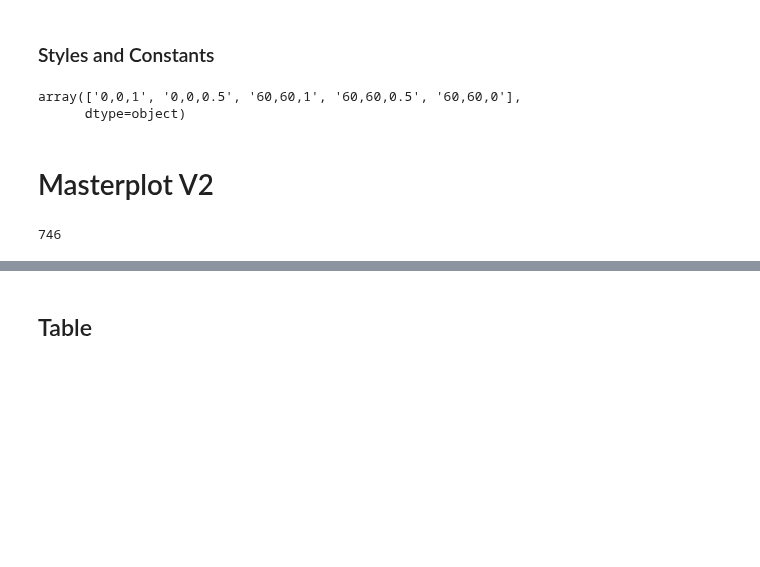
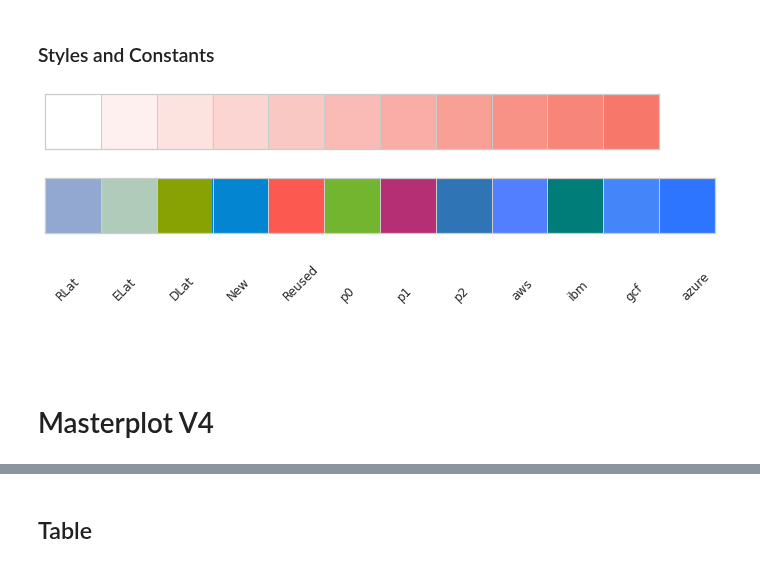
Before and after one commit to tawalaya/FaaSElasticityEngineering, a Jupyter notebook: ACR.ipynb, the cells around one changed output, grey strips where cells are left out. Saved outputs shown, nothing was run; the diff lists cells and outputs as text; code cells hidden in the pictures; blank space fills up the shorter version.

Commit message:
some more plotting changes and missing data

```diff
--- a/ACR.ipynb
+++ b/ACR.ipynb
@@ -65,19 +60,19 @@ palette = sns.color_palette().as_hex()
 style = {
     "aws":{
         "name":"AWS",
-        "color":palette[8]
+        "color":"#527fff"#palette[8]
     },
     "ibm":{
         "name":"ICF",
-        "color":palette[1]
+        "color":"#007d79"#palette[1]
     },
     "gcf":{
         "name":"GCF",
-        "color":palette[2]
+        "color":"#4485f9"#palette[2]
     },
     "azure":{
         "name":"MAF",
-        "color":palette[4]
+        "color":"#2d75fe" ##fec21f palette[4]
     },
     "CNew":{
         "New":"#0485d1",
@@ -88,72 +83,65 @@ style = {
     #colors
     "Lats":{
         "Delivery Latency":"#d1ffbd",
-        "Request-Response Latency":"#448ee4",
-        "Execution Latency":"#25a36f",
+        "Request-Response Latency":"#92a8d1",
+        "Execution Latency":"#B1cbbb",
         "Backward Response Delivery Latency":"#89a203",
         "Delivery":"#89a203",
         "Delivery Latency":"#89a203",
-        "Request-Response":"#448ee4",
-        "Execution":"#25a36f",
+        "Request-Response":"#92a8d1",
+        "Execution":"#B1cbbb",
         "Backward Response Delivery":"#89a203",
         "DLat":"#89a203",
         "BLat":"#89a203",
-        "RLat":"#448ee4",
-        "ELat":"#25a36f"
+        "RLat":"#92a8d1",
+        "ELat":"#B1cbbb",
+        "Failiur":"#DC1E1E"
     },
     "Phases":{
         "p0":"#74B52F",
         "p2":"#2F74B5",
         "p1":"#B52F74",
         "warmup":"#74B52F",
         "cooldown":"#2F74B5",
         "scaling":"#B52F74"
     },
     #Strings
     "Names":{
         "DLat":"Delivery Latency",
         "RLat":"Request-Response Latency",
         "ELat":"Execution Latency",
         "BLat":"Backward Response Delivery Latency",
         "p0":"warmup",
         "p1":"scaling",
         "p2":"cooldown",
         "HId":"VM",
         "CId":"Container",
         "HIdOld":"VM (old method)",
+        "full":"SAC2020",
+        "acr":"ACR2020",
+        "low":"ACR2020",
+        "WL":"Workload",
+        "Provider":"Provider",
+        "Phase":"Phase"
+    },
+    "Workloads":{
+        '0,0,1':"WL1",
+        '0,0,0.5':"WL0",
+        '60,60,1':"WL4",
+        '60,60,0.5':"WL3",
+        '60,60,0':"WL5",
+        '5,5,0':"WL6",
+        '15,15,0':"WL7",
+        '0,0,2':"WL2"
     }
 
 }
 
-hmcmp = [(1,1,1,1)]+sns.color_palette("OrRd", 10)
+hmcmp = [(1,1,1,1),(0.996,0.945,0.941,1),(0.992,0.894,0.882,1),(0.988,0.839,0.824,1),(0.984,0.788,0.765,1),(0.984,0.733,0.710,1),(0.980,0.682,0.651,1),(0.976,0.627,0.592,1),(0.973,0.576,0.533,1),(0.969,0.522,0.475,1),(0.969,0.471,0.42,1),]
 
 sns.set(style="whitegrid")
-
-legendShapes = []
-legendNames = []
-for x in ["RLat","ELat","DLat"]:
-    c = style["Lats"][x]
-    legendShapes.append(Line2D([0], [0], marker='s', lw=0,color=c,markerfacecolor=c, markersize=10))
-    legendNames.append(x)
-
-for x in ["New","Reused"]:
-    c = style["CNew"][x]
-    legendShapes.append(Line2D([0], [0], marker='s', lw=0,color=c,markerfacecolor=c, markersize=10))
-    legendNames.append(x)
-
-for x in ["p0","p1","p2"]:
-    c = style["Phases"][x]
-    legendShapes.append(Line2D([0], [0], marker='s', lw=0,color=c,markerfacecolor=c, markersize=10))
-    legendNames.append(x)
-
-for x in ["aws","ibm","gcf","azure"]:
-    c = style[x]["color"]
-    legendShapes.append(Line2D([0], [0], marker='s', lw=0,color=c,markerfacecolor=c, markersize=10))
-    legendNames.append(x)
+plotStyle(style,hmcmp)
+# %% [output]
+[figure, added]
+[figure, added]
+[figure, added]
-# %%
-#this is important for phase based plots (leave it otherwise)
-all = all[(all["Phase"] != "none")]
-all["WL"].unique()
-# %% [output]
-array(['0,0,1', '0,0,0.5', '60,60,1', '60,60,0.5', '60,60,0'],
-      dtype=object)
@@ -168,5 +148,5 @@ ylims = dlat_ylims
 # %% [markdown]
-# Masterplot V2
+# Masterplot V4
 # %%
 from matplotlib.backends.backend_pdf import PdfPages
 from matplotlib.gridspec import GridSpec
@@ -185,6 +171,2 @@ vmax=20
 #Heatmap VM-cutoff (VMs mit weniger als x [%] auslastung  ) Reduziert verticale dichte und rechenzeit
 cutoff=0.1
-# %%
-all_280.groupby(["Provider","WL"])["CId"].apply(lambda x:len(x.unique())).max()
-# %% [output]
-746
```
Also changed, not shown: parts of 30 cells of this notebook, 52 other files.
